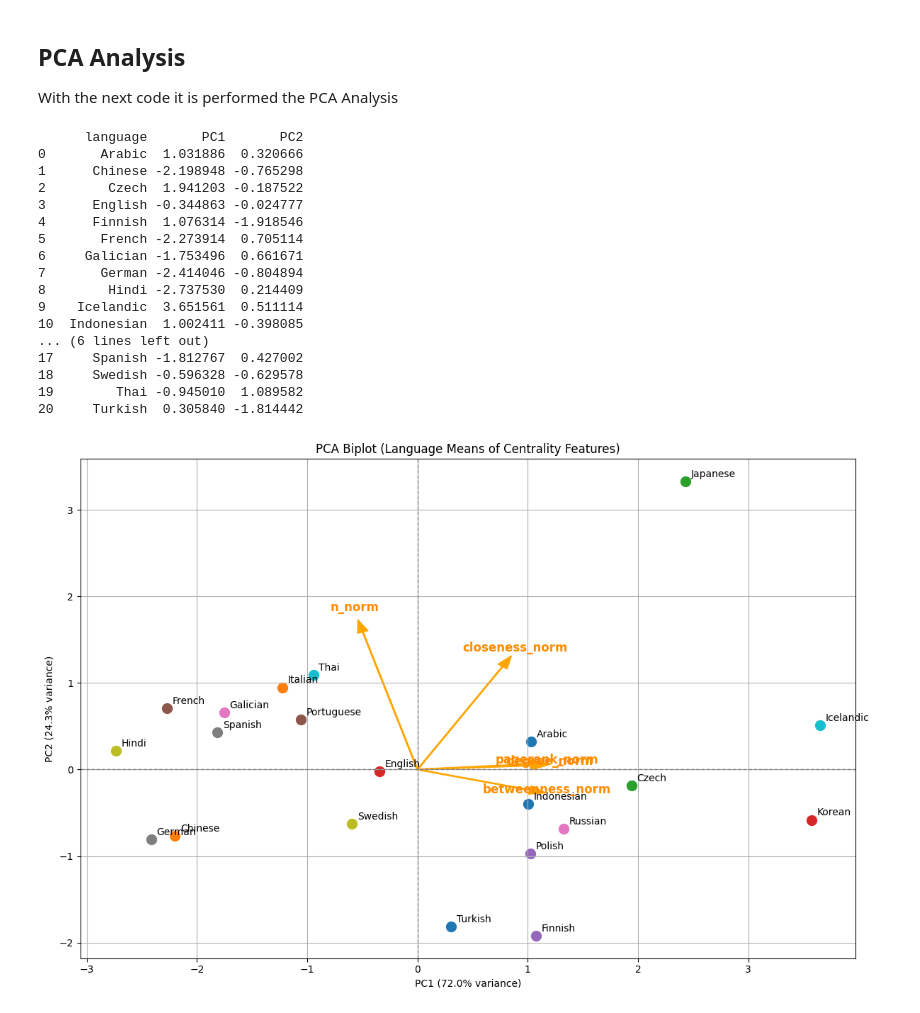
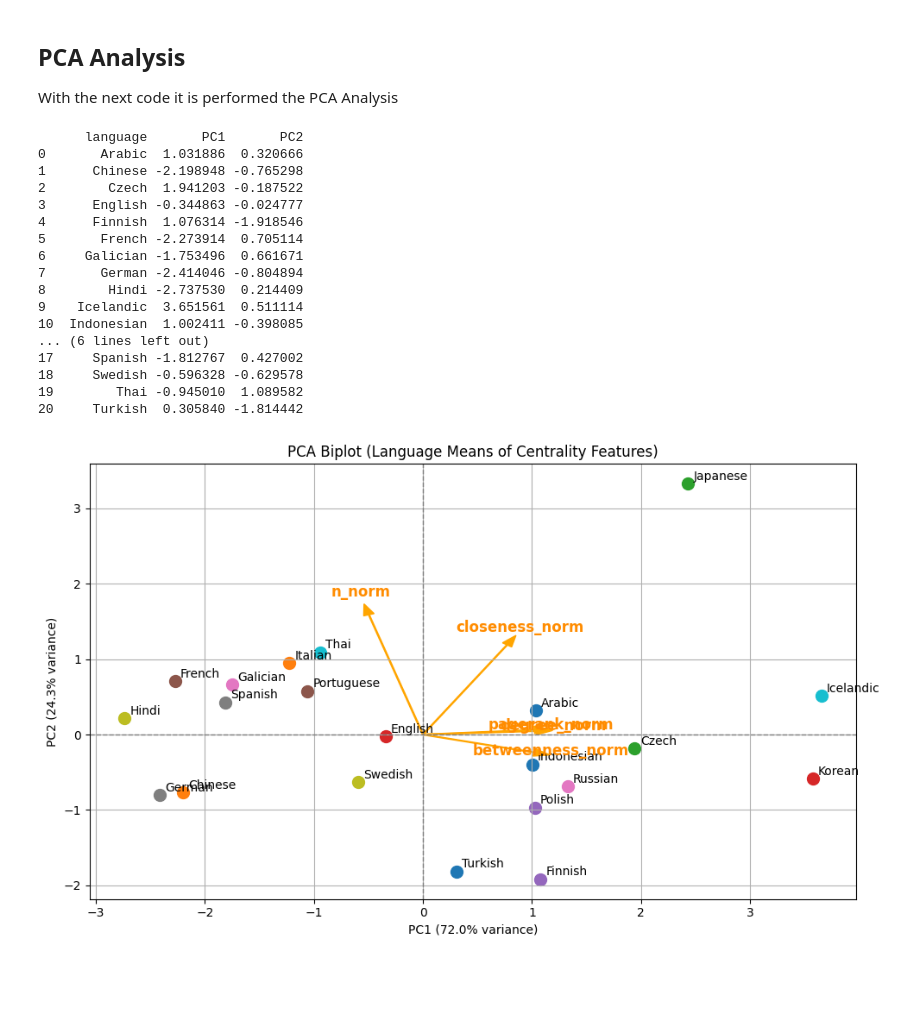
Before and after one commit to kelokito/ml-project, a Jupyter notebook: src/2_data_exploration.ipynb, the cells around one changed output. Cells and saved outputs as stored; diff of their text form; code cells hidden in the pictures; blank space fills up the shorter version.

```diff
--- a/src/2_data_exploration.ipynb
+++ b/src/2_data_exploration.ipynb
@@ -96,7 +96,7 @@ print(language_means[['language', 'PC1', 'PC2']])
 loadings = pca.components_.T  # shape (n_features, 2)
 
 # Step 6: Plot
-plt.figure(figsize=(12, 8))
+plt.figure(figsize=(10,6))
 ax = plt.gca()
 
 # Plot PCA positions for each language
@@ -113,31 +113,31 @@ for i, feature in enumerate(features):
     ax.text(loadings[i, 0]*2.3, loadings[i, 1]*2.3,
             feature, color='darkorange', fontsize=12, ha='center', weight='bold')
 
 # Axes labels with explained variance
 ax.set_xlabel(f'PC1 ({pca.explained_variance_ratio_[0]:.1%} variance)')
 ax.set_ylabel(f'PC2 ({pca.explained_variance_ratio_[1]:.1%} variance)')
 ax.set_title('PCA Biplot (Language Means of Centrality Features)')
 ax.axhline(0, color='grey', lw=1, linestyle='--')
 ax.axvline(0, color='grey', lw=1, linestyle='--')
 ax.grid(True)
 plt.tight_layout()
 plt.show()
 # %% [output]
       language       PC1       PC2
 0       Arabic  1.031886  0.320666
 1      Chinese -2.198948 -0.765298
 2        Czech  1.941203 -0.187522
 3      English -0.344863 -0.024777
 4      Finnish  1.076314 -1.918546
 5       French -2.273914  0.705114
 6     Galician -1.753496  0.661671
 7       German -2.414046 -0.804894
 8        Hindi -2.737530  0.214409
 9    Icelandic  3.651561  0.511114
 10  Indonesian  1.002411 -0.398085
 ... (6 lines left out)
 17     Spanish -1.812767  0.427002
 18     Swedish -0.596328 -0.629578
 19        Thai -0.945010  1.089582
 20     Turkish  0.305840 -1.814442
-[figure, old version]
+[figure, new version]
```
Also changed, not shown: 14 other files.
